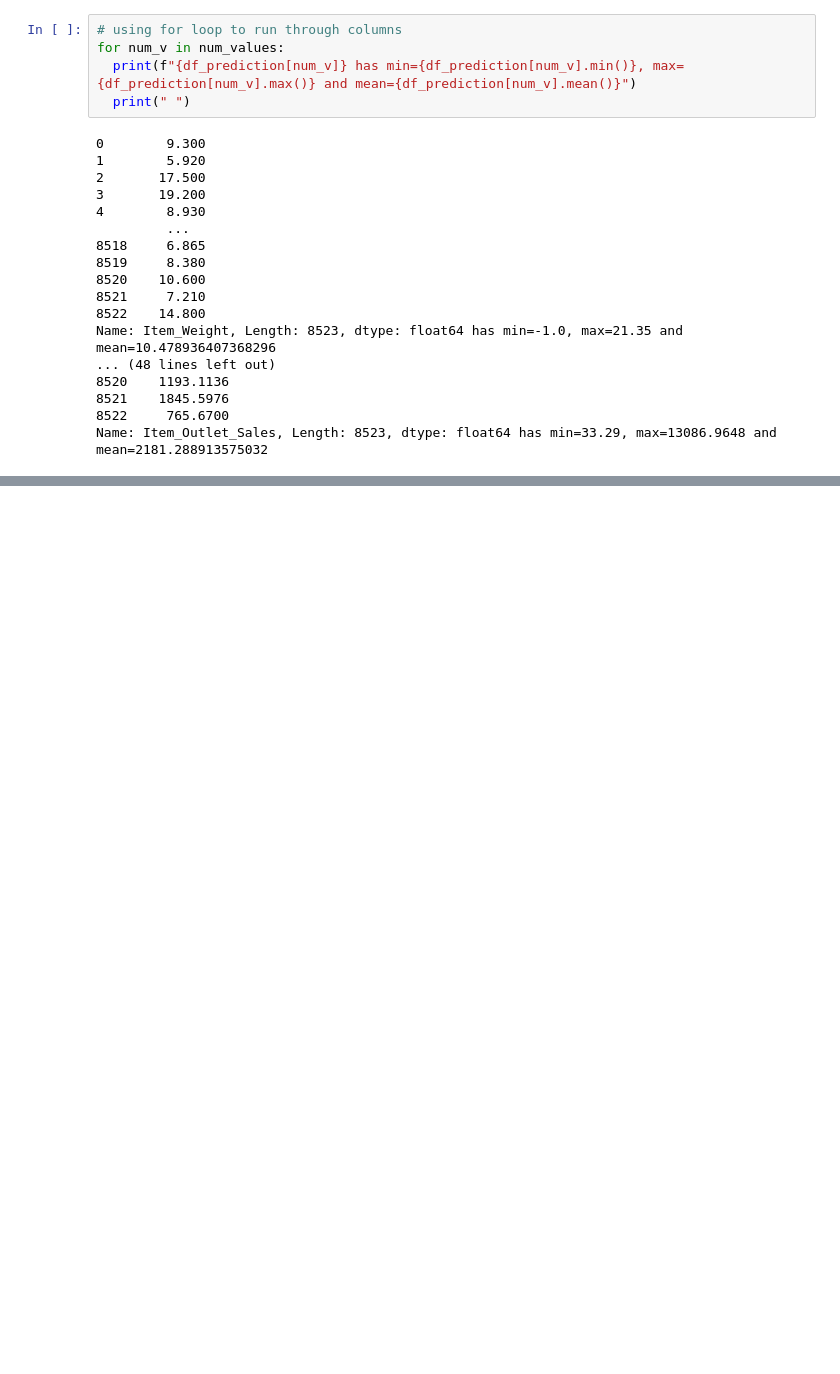
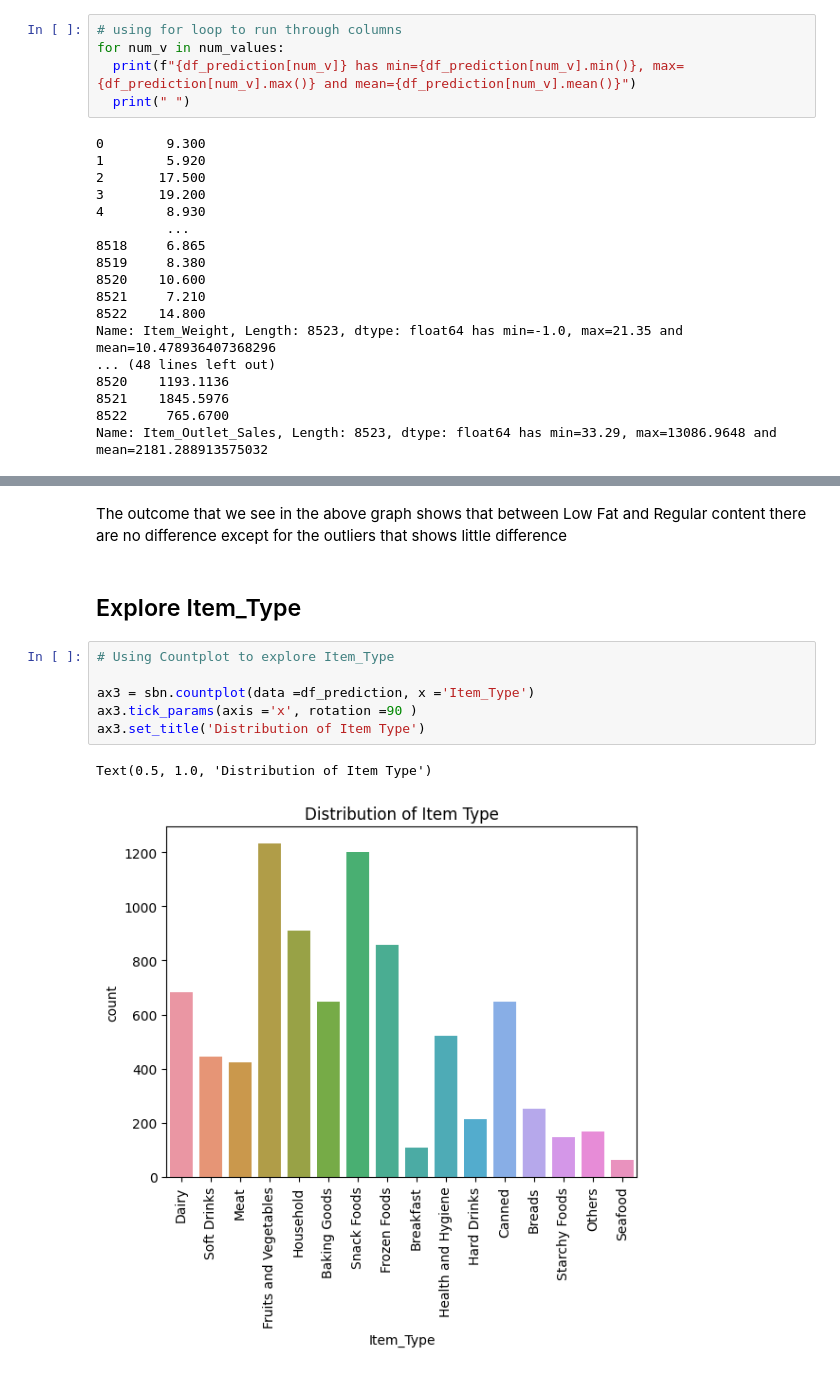
Before and after one commit to Noks06/Prediction-of-Product-Sales, a Jupyter notebook: Sales_Predictions.ipynb, the cells around one changed output, grey strips where cells are left out. Drawn from its saved outputs; the diff is of its cells as text; blank space fills up the shorter version.

```diff
--- a/Sales_Predictions.ipynb
+++ b/Sales_Predictions.ipynb
@@ -189,0 +274,13 @@ Name: Item_Outlet_Sales, Length: 8523, dtype: float64 has min=33.29, max=13086.9
+# %% [markdown]
+The outcome that we see in the above graph shows that between Low Fat and Regular content there are no difference except for the outliers that shows little difference
+# %% [markdown]
+## Explore Item_Type
+# %%
+# Using Countplot to explore Item_Type
+
+ax3 = sbn.countplot(data =df_prediction, x ='Item_Type')
+ax3.tick_params(axis ='x', rotation =90 )
+ax3.set_title('Distribution of Item Type')
+# %% [output]
+Text(0.5, 1.0, 'Distribution of Item Type')
+[figure, added]
```
Also changed, not shown: parts of 20 cells of this notebook.
